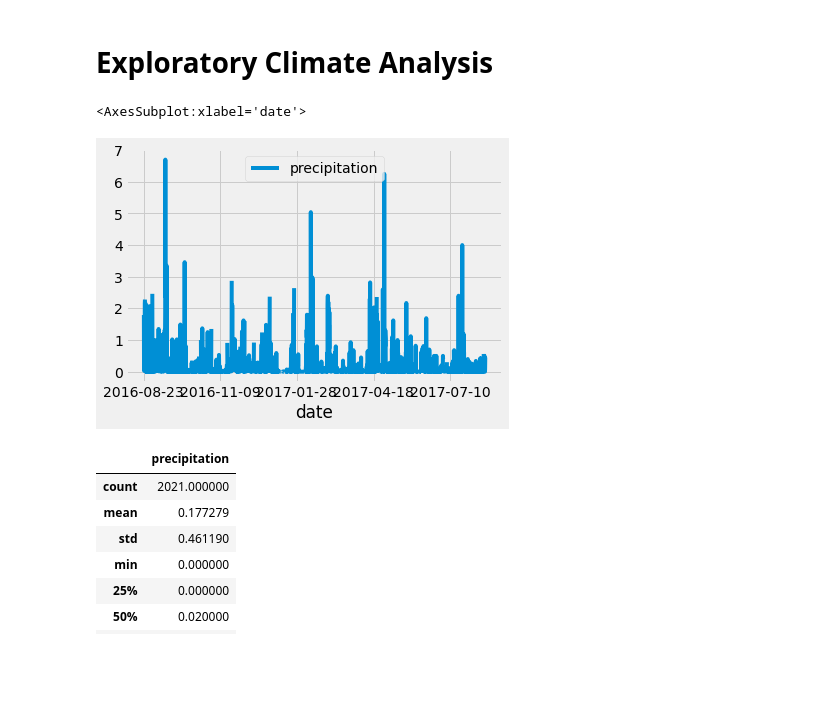
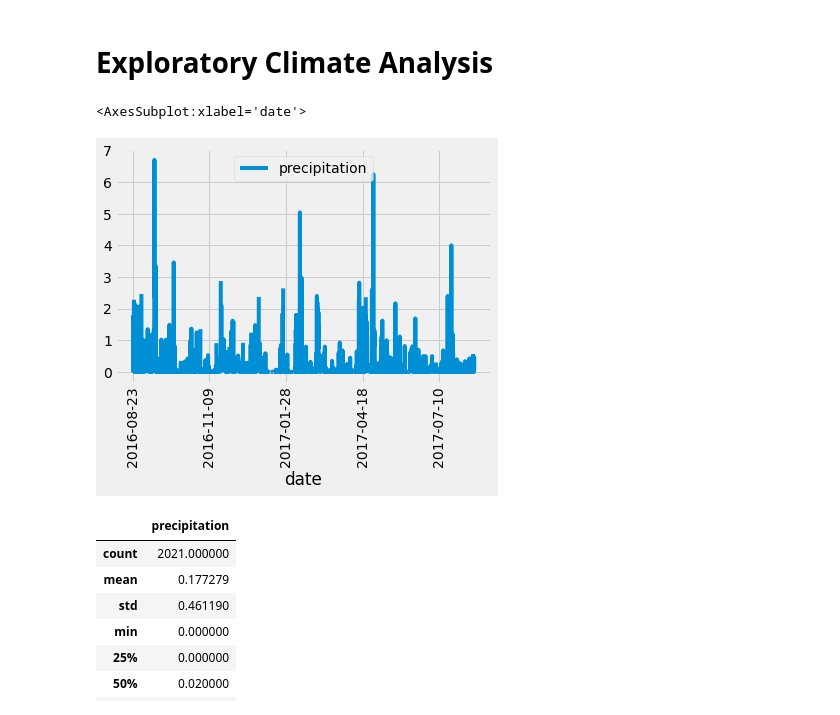
Before and after one commit to morall20/surfs_up, a Jupyter notebook: climate_analysis.ipynb, the cells around one changed output. Cells and saved outputs as stored; diff of their text form; code cells hidden in the pictures; blank space fills up the shorter version.

```diff
--- a/climate_analysis.ipynb
+++ b/climate_analysis.ipynb
@@ -40,21 +40,21 @@ session = Session(engine)
 # %%
 # Design a query to retrieve the last 12 months of precipitation data and plot the results.
 #Starting from the last data point in the database.
 prev_year = dt.date(2017, 8, 23)
 # Calculate the date one year from the last date in data set.
 prev_year = dt.date(2017, 8, 23) - dt.timedelta(days=365)
 # Perform a query to retrieve the data and precipitation scores
 results = session.query(Measurement.date, Measurement.prcp).filter(Measurement.date >= prev_year).all()
 # Save the query results as a Pandas DataFrame and set the index to the date column
 df = pd.DataFrame(results, columns=['date','precipitation'])
 df.set_index(df['date'], inplace=True)
 # Sort the dataframe by date
 df = df.sort_index()
 # Use Pandas Plotting with Matplotlib to plot the data
-df.plot()
+df.plot(rot=90)
 # %% [output]
 <AxesSubplot:xlabel='date'>
-[figure, old version]
+[figure, new version]
 # %%
 # Use Pandas to calcualte the summary statistics for the precipitation data
 df.describe()
```
Also changed, not shown: parts of 6 cells of this notebook.
